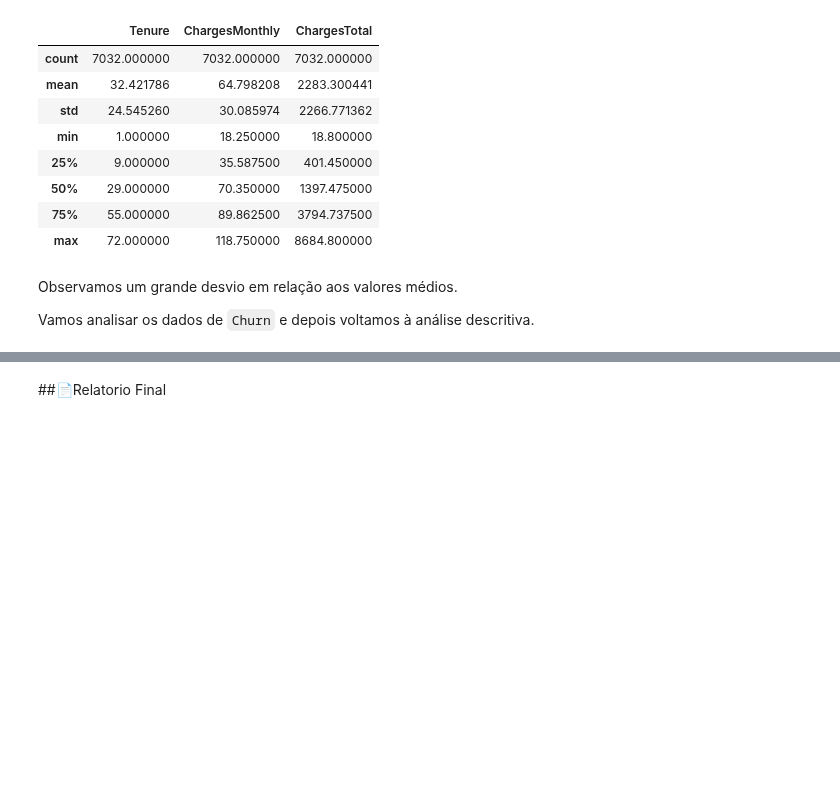
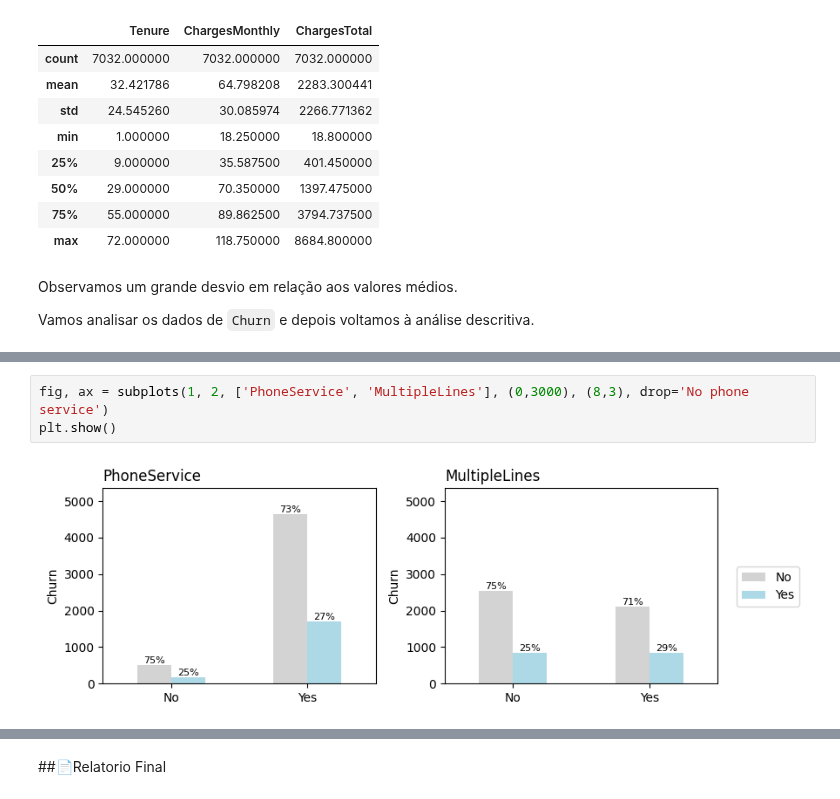
Before and after one commit to rafaelreisramos/oracle-one, a Jupyter notebook: challenge-telecom-x/TelecomX_BR.ipynb, the cells around one changed output, grey strips where cells are left out. Drawn from its saved outputs; the diff is of its cells as text; blank space fills up the shorter version.

```diff
--- a/challenge-telecom-x/TelecomX_BR.ipynb
+++ b/challenge-telecom-x/TelecomX_BR.ipynb
@@ -385,0 +474,5 @@ plt.show()
+# %%
+fig, ax = subplots(1, 2, ['PhoneService', 'MultipleLines'], (0,3000), (8,3), drop='No phone service')
+plt.show()
+# %% [output]
+[figure, added]
```
Also changed, not shown: parts of 6 cells of this notebook.
